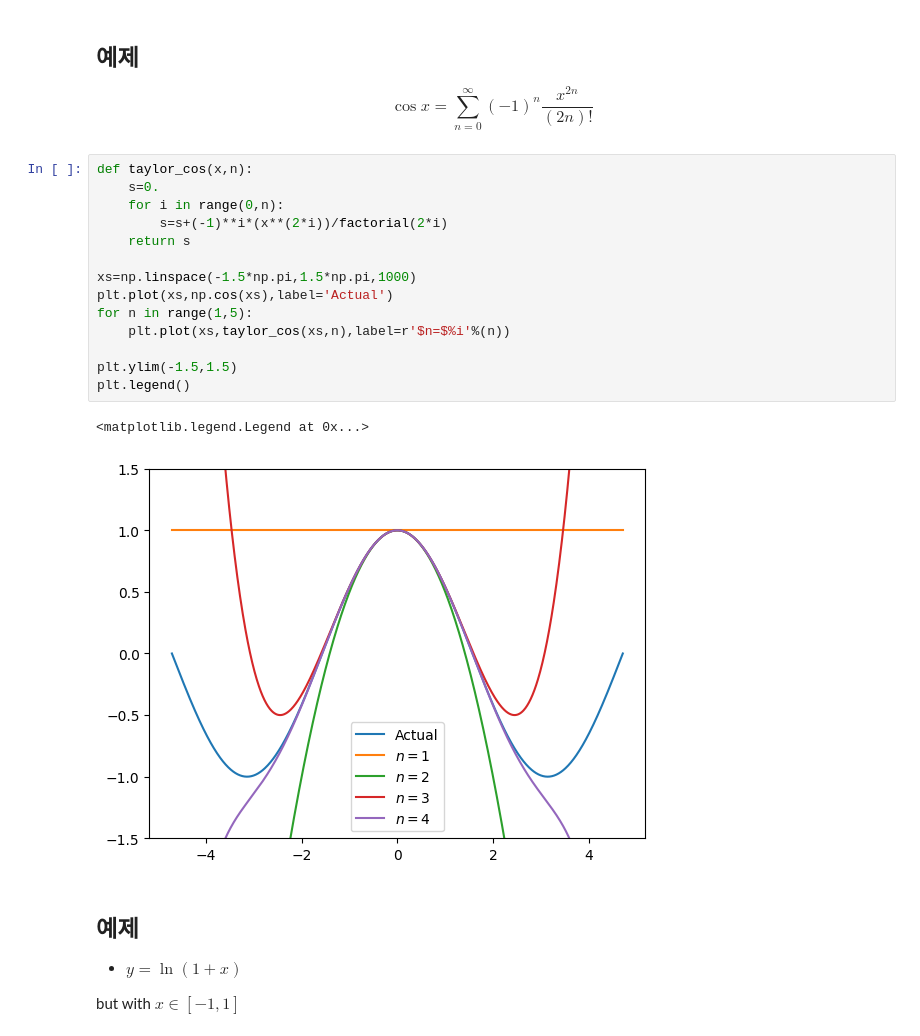
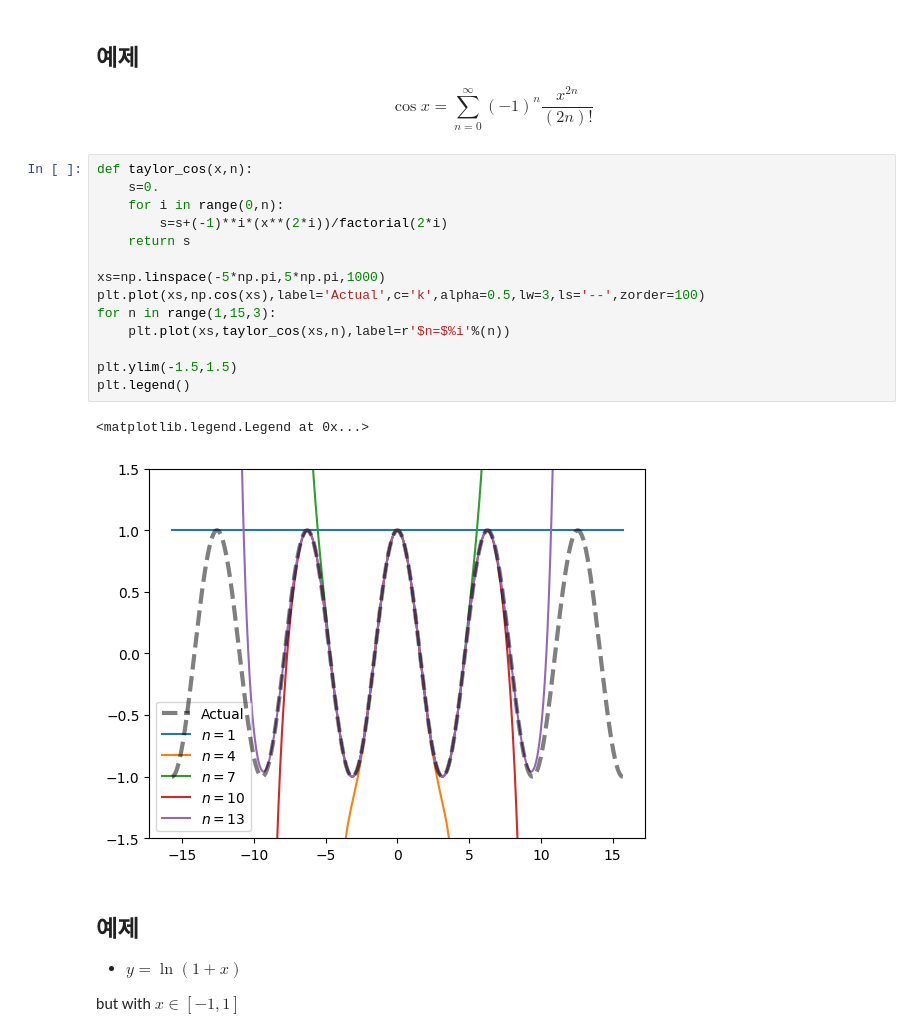
Before and after one commit to youngung/lectures, a Jupyter notebook: 2_1_numerical_analysis/JupyterNotebooks/02_week.ipynb, the cells around one changed output. Cells and saved outputs as stored; diff of their text form.

```diff
--- a/2_1_numerical_analysis/JupyterNotebooks/02_week.ipynb
+++ b/2_1_numerical_analysis/JupyterNotebooks/02_week.ipynb
@@ -123,20 +123,20 @@ $$\cos x=\sum_{n=0}^\infty (-1)^n\frac{x^{2n}}{(2n)!}$$
 # %%
 def taylor_cos(x,n):
     s=0.
     for i in range(0,n):
         s=s+(-1)**i*(x**(2*i))/factorial(2*i)
     return s
 
-xs=np.linspace(-1.5*np.pi,1.5*np.pi,1000)
-plt.plot(xs,np.cos(xs),label='Actual')
-for n in range(1,5):
+xs=np.linspace(-5*np.pi,5*np.pi,1000)
+plt.plot(xs,np.cos(xs),label='Actual',c='k',alpha=0.5,lw=3,ls='--',zorder=100)
+for n in range(1,15,3):
     plt.plot(xs,taylor_cos(xs,n),label=r'$n=$%i'%(n))
 
 plt.ylim(-1.5,1.5)
 plt.legend()
 # %% [output]
 <matplotlib.legend.Legend at 0x...>
-[figure, old version]
+[figure, new version]
 # %% [markdown]
 ## 예제
 - $y=\ln(1+x)$
```
Also changed, not shown: 1 other file.
